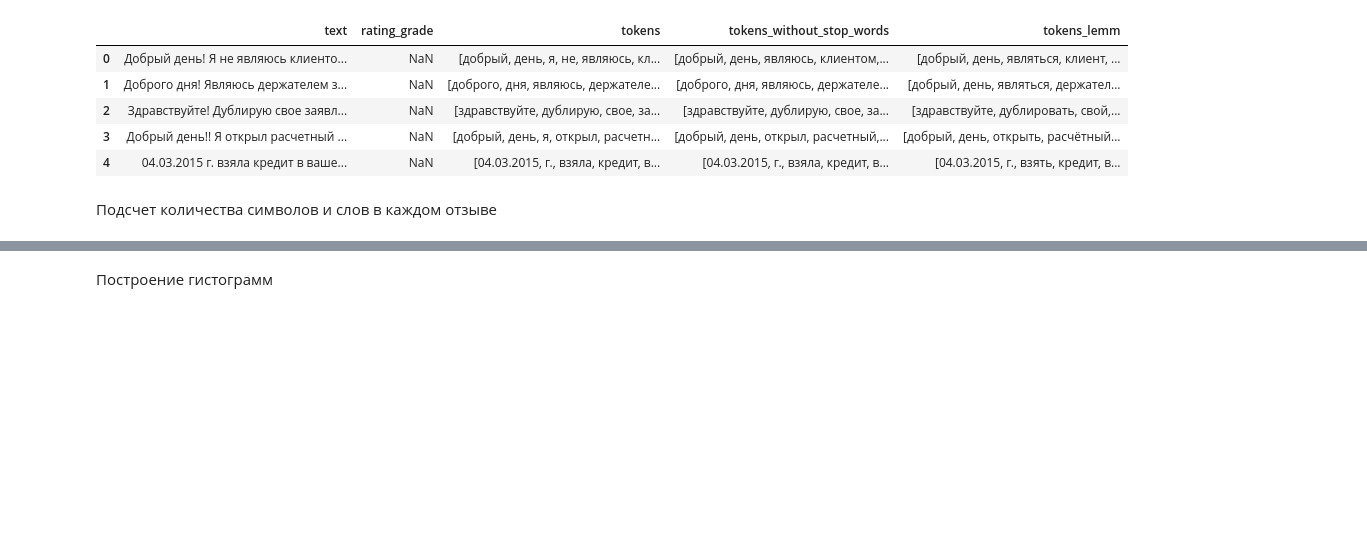
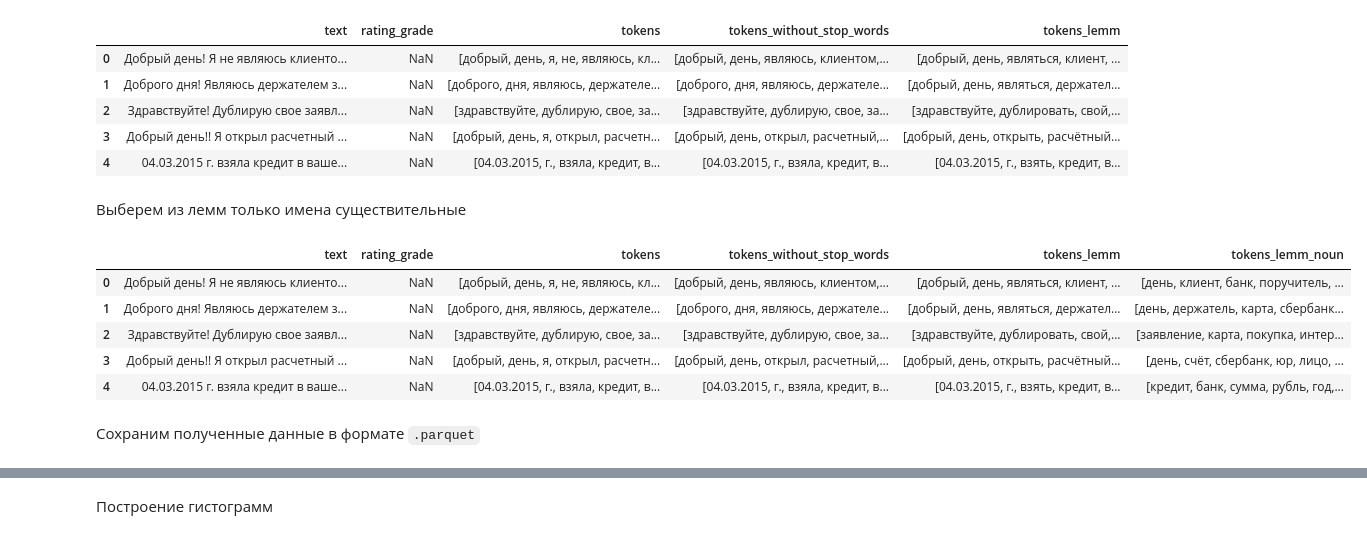
Before and after one commit to BalshowAndrew/netol_classes02, a Jupyter notebook: nlp/03_hw_banki_TM_and_classification.ipynb, the cells around one changed output, grey strips where cells are left out. Drawn from its saved outputs; the diff is of its cells as text; code cells hidden in the pictures; blank space fills up the shorter version.

```diff
--- a/nlp/03_hw_banki_TM_and_classification.ipynb
+++ b/nlp/03_hw_banki_TM_and_classification.ipynb
@@ -221,7 +229,11 @@ df_text.head(5)
 pymorphy3_analyzer = MorphAnalyzer()
 
 def tokenize_lemm(text):
-    tokens = [pymorphy3_analyzer.parse(token)[0].normal_form for token in text if token not in russian_stopwords]
+    tokens = []
+    for token in text:
+        parsed = pymorphy3_analyzer.parse(token)[0].normal_form
+        if parsed not in russian_stopwords:
+            tokens.append(parsed)
     return tokens
 # %%
 df_text['tokens_lemm'] = df_text['tokens'].apply(tokenize_lemm)
@@ -238,11 +248,22 @@ df_text.to_csv('../content/drive/MyDrive/DeepLearning/banki_responses.csv', inde
+# %% [markdown]
+Выберем из лемм только имена существительные
 # %%
 pymorphy3_analyzer = MorphAnalyzer()
 
 def tokenize_lemm_02(text):
-    tokens = [pymorphy3_analyzer.parse(token)[0].normal_form for token in text if pymorphy3_analyzer.parse(token)[0].normal_form not in russian_stopwords]
+    tokens = []
+    for token in text:
+        parsed = pymorphy3_analyzer.parse(token)[0]
+        if 'NOUN' in parsed.tag and parsed.normal_form not in russian_stopwords:
+            tokens.append(parsed.normal_form)
     return tokens
-# %% [markdown]
-Подсчет количества символов и слов в каждом отзыве
 # %%
-df_text['tokens_lemm_02'] = df_text['tokens'].apply(tokenize_lemm_02)
+df_text['tokens_lemm_noun'] = df_text['tokens'].apply(tokenize_lemm_02)
 df_text.head(5)
+# %% [output]
+|  | text | rating_grade | tokens | tokens_without_stop_words | tokens_lemm | tokens_lemm_noun |
+| 0 | Добрый день! Я не являюсь клиенто... | NaN | [добрый, день, я, не, являюсь, кл... | [добрый, день, являюсь, клиентом,... | [добрый, день, являться, клиент, ... | [день, клиент, банк, поручитель, ... |
+| 1 | Доброго дня! Являюсь держателем з... | NaN | [доброго, дня, являюсь, держателе... | [доброго, дня, являюсь, держателе... | [добрый, день, являться, держател... | [день, держатель, карта, сбербанк... |
+| 2 | Здравствуйте! Дублирую свое заявл... | NaN | [здравствуйте, дублирую, свое, за... | [здравствуйте, дублирую, свое, за... | [здравствуйте, дублировать, свой,... | [заявление, карта, покупка, интер... |
+| 3 | Добрый день!! Я открыл расчетный ... | NaN | [добрый, день, я, открыл, расчетн... | [добрый, день, открыл, расчетный,... | [добрый, день, открыть, расчётный... | [день, счёт, сбербанк, юр, лицо, ... |
+| 4 | 04.03.2015 г. взяла кредит в ваше... | NaN | [04.03.2015, г., взяла, кредит, в... | [04.03.2015, г., взяла, кредит, в... | [04.03.2015, г., взять, кредит, в... | [кредит, банк, сумма, рубль, год,... |
@@ -250,0 +270,2 @@ df_text.to_csv('../content/drive/MyDrive/DeepLearning/banki_responses_02.csv', i
+# %% [markdown]
+Сохраним полученные данные в формате `.parquet`
```
Also changed, not shown: parts of 65 cells of this notebook, 2 other files.
